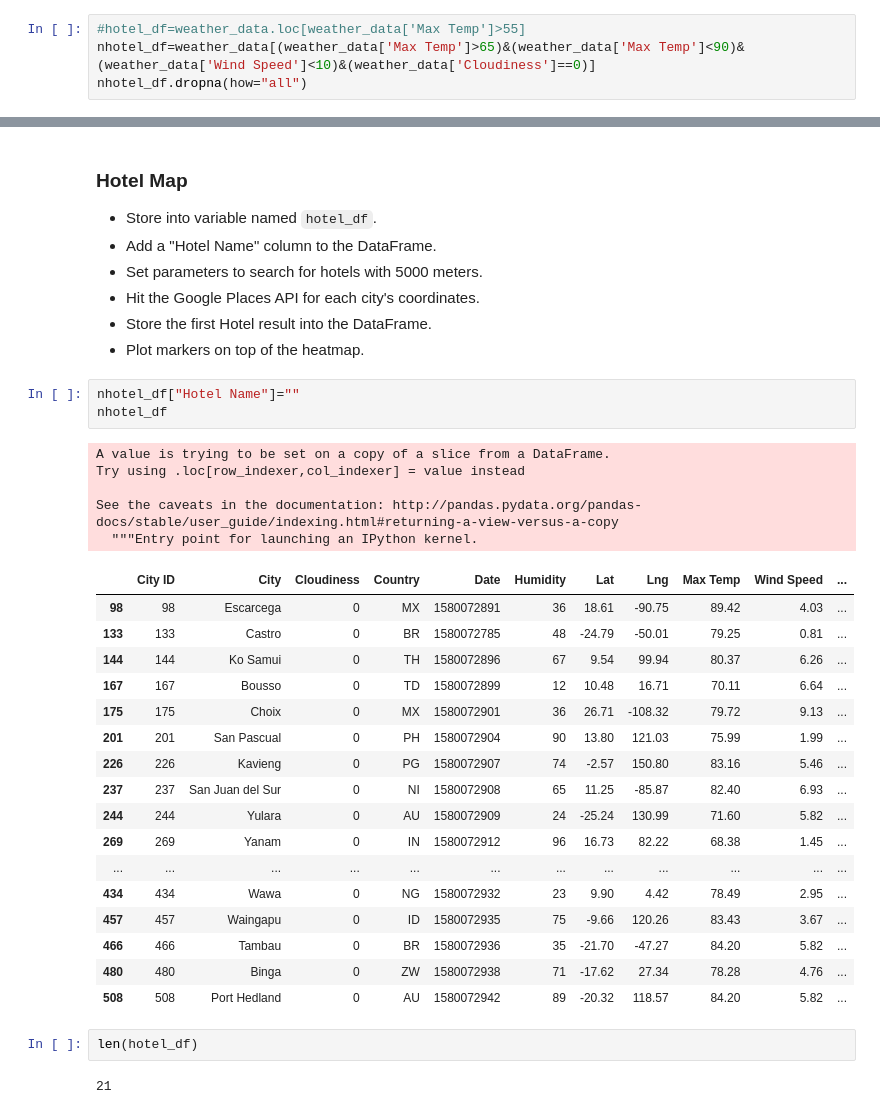
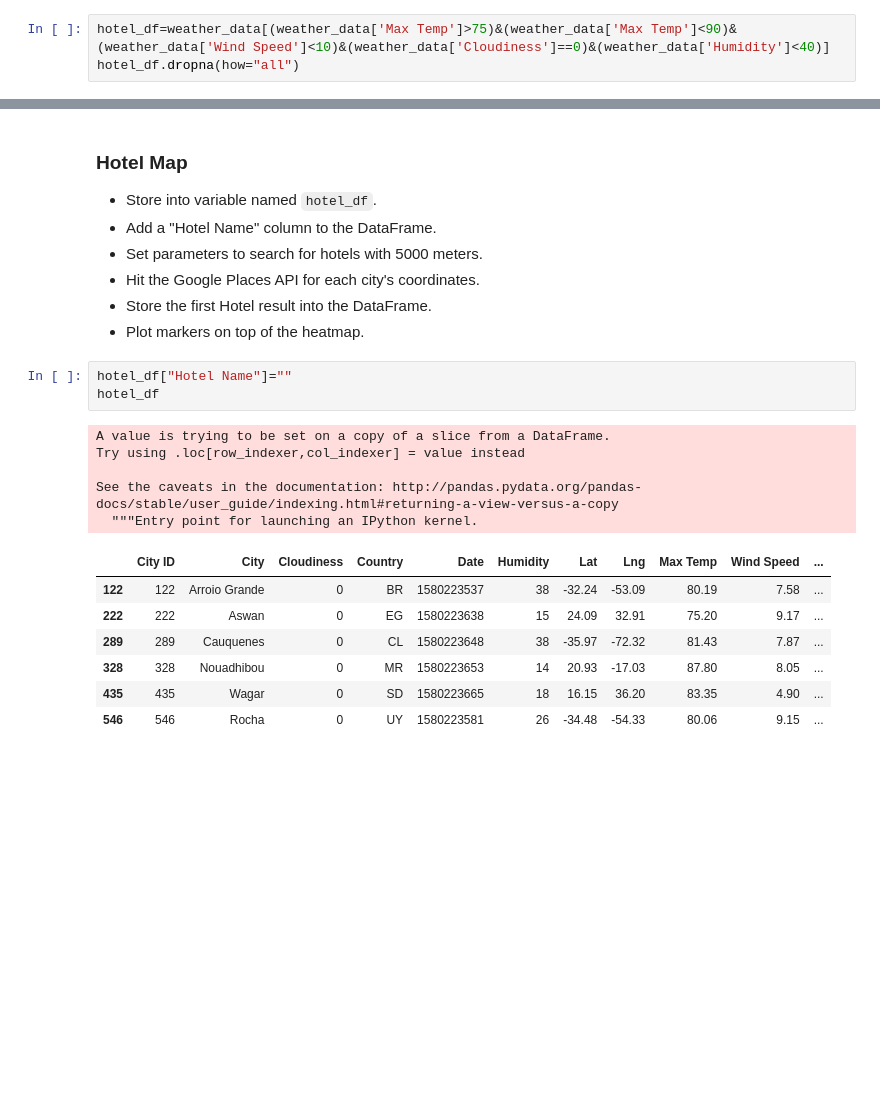
Before and after one commit to julesjo/python-api-challenge, a Jupyter notebook: VacationPy - JJ.ipynb, the cells around one changed output, grey strips where cells are left out. Saved outputs shown, nothing was run; the diff lists cells and outputs as text; blank space fills up the shorter version.

```diff
--- a/VacationPy - JJ.ipynb
+++ b/VacationPy - JJ.ipynb
@@ -65,7 +69,6 @@ fig
 * Narrow down the cities to fit weather conditions.
 * Drop any rows will null values.
 # %%
-#hotel_df=weather_data.loc[weather_data['Max Temp']>55]
-nhotel_df=weather_data[(weather_data['Max Temp']>65)&(weather_data['Max Temp']<90)&(weather_data['Wind Speed']<10)&(weather_data['Cloudiness']==0)]
-nhotel_df.dropna(how="all")
+hotel_df=weather_data[(weather_data['Max Temp']>75)&(weather_data['Max Temp']<90)&(weather_data['Wind Speed']<10)&(weather_data['Cloudiness']==0)&(weather_data['Humidity']<40)]
+hotel_df.dropna(how="all")
 # %% [output]
@@ -95,32 +88,18 @@ nhotel_df.dropna(how="all")
 * Store the first Hotel result into the DataFrame.
 * Plot markers on top of the heatmap.
 # %%
-nhotel_df["Hotel Name"]=""
-nhotel_df
+hotel_df["Hotel Name"]=""
+hotel_df
 # %% [output]
 A value is trying to be set on a copy of a slice from a DataFrame.
 Try using .loc[row_indexer,col_indexer] = value instead
 
 See the caveats in the documentation: http://pandas.pydata.org/pandas-docs/stable/user_guide/indexing.html#returning-a-view-versus-a-copy
   """Entry point for launching an IPython kernel.
 |  | City ID | City | Cloudiness | Country | Date | Humidity | Lat | Lng | Max Temp | Wind Speed | ... |
-| 98 | 98 | Escarcega | 0 | MX | 1580072891 | 36 | 18.61 | -90.75 | 89.42 | 4.03 | ... |
-| 133 | 133 | Castro | 0 | BR | 1580072785 | 48 | -24.79 | -50.01 | 79.25 | 0.81 | ... |
-| 144 | 144 | Ko Samui | 0 | TH | 1580072896 | 67 | 9.54 | 99.94 | 80.37 | 6.26 | ... |
-| 167 | 167 | Bousso | 0 | TD | 1580072899 | 12 | 10.48 | 16.71 | 70.11 | 6.64 | ... |
-| 175 | 175 | Choix | 0 | MX | 1580072901 | 36 | 26.71 | -108.32 | 79.72 | 9.13 | ... |
-| 201 | 201 | San Pascual | 0 | PH | 1580072904 | 90 | 13.80 | 121.03 | 75.99 | 1.99 | ... |
-| 226 | 226 | Kavieng | 0 | PG | 1580072907 | 74 | -2.57 | 150.80 | 83.16 | 5.46 | ... |
-| 237 | 237 | San Juan del Sur | 0 | NI | 1580072908 | 65 | 11.25 | -85.87 | 82.40 | 6.93 | ... |
-| 244 | 244 | Yulara | 0 | AU | 1580072909 | 24 | -25.24 | 130.99 | 71.60 | 5.82 | ... |
-| 269 | 269 | Yanam | 0 | IN | 1580072912 | 96 | 16.73 | 82.22 | 68.38 | 1.45 | ... |
-| ... | ... | ... | ... | ... | ... | ... | ... | ... | ... | ... | ... |
-| 434 | 434 | Wawa | 0 | NG | 1580072932 | 23 | 9.90 | 4.42 | 78.49 | 2.95 | ... |
-| 457 | 457 | Waingapu | 0 | ID | 1580072935 | 75 | -9.66 | 120.26 | 83.43 | 3.67 | ... |
-| 466 | 466 | Tambau | 0 | BR | 1580072936 | 35 | -21.70 | -47.27 | 84.20 | 5.82 | ... |
-| 480 | 480 | Binga | 0 | ZW | 1580072938 | 71 | -17.62 | 27.34 | 78.28 | 4.76 | ... |
-| 508 | 508 | Port Hedland | 0 | AU | 1580072942 | 89 | -20.32 | 118.57 | 84.20 | 5.82 | ... |
+| 122 | 122 | Arroio Grande | 0 | BR | 1580223537 | 38 | -32.24 | -53.09 | 80.19 | 7.58 | ... |
+| 222 | 222 | Aswan | 0 | EG | 1580223638 | 15 | 24.09 | 32.91 | 75.20 | 9.17 | ... |
+| 289 | 289 | Cauquenes | 0 | CL | 1580223648 | 38 | -35.97 | -72.32 | 81.43 | 7.87 | ... |
+| 328 | 328 | Nouadhibou | 0 | MR | 1580223653 | 14 | 20.93 | -17.03 | 87.80 | 8.05 | ... |
+| 435 | 435 | Wagar | 0 | SD | 1580223665 | 18 | 16.15 | 36.20 | 83.35 | 4.90 | ... |
+| 546 | 546 | Rocha | 0 | UY | 1580223581 | 26 | -34.48 | -54.33 | 80.06 | 9.15 | ... |
-# %%
-len(hotel_df)
-# %% [output]
-21
```
Also changed, not shown: parts of 23 cells of this notebook, 6 other files.
